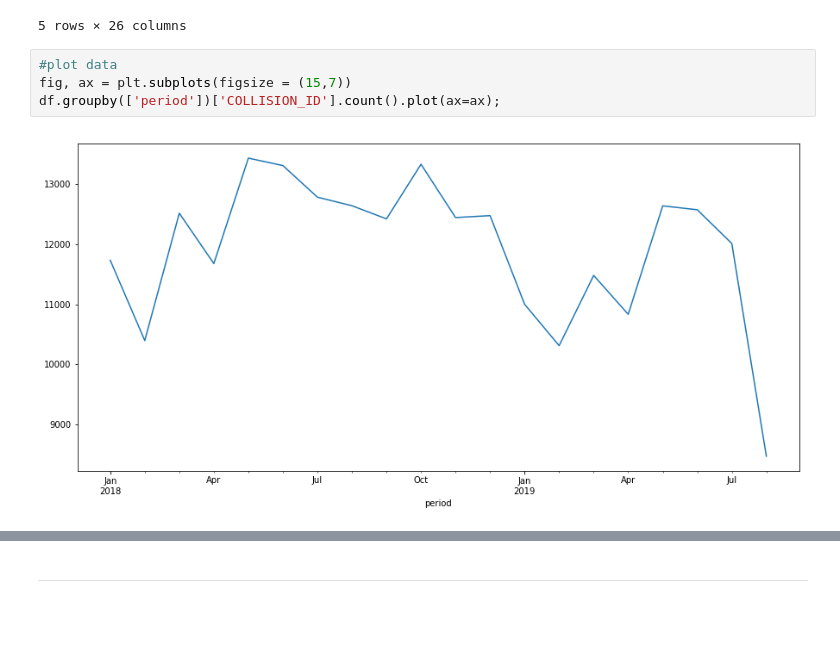
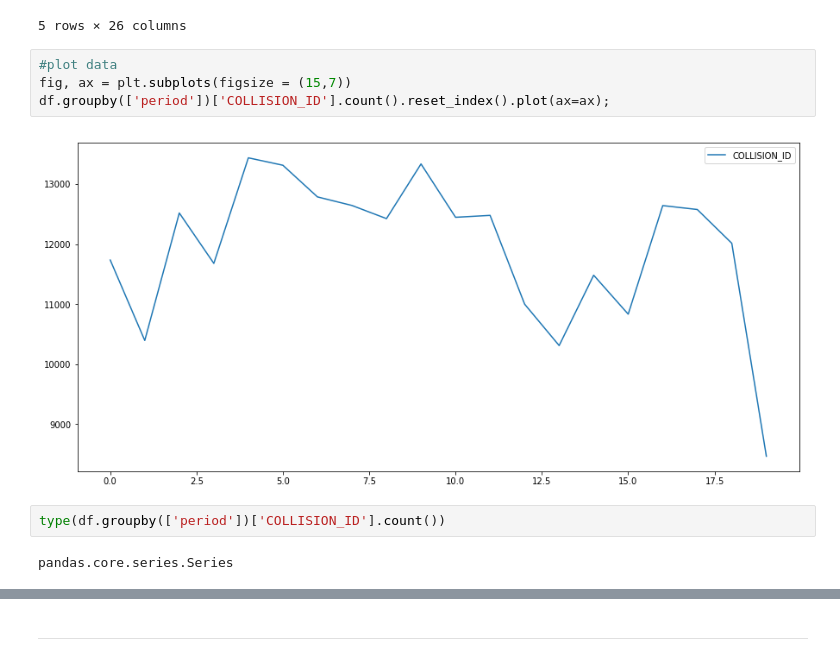
Before and after one commit to Jaimemosg/DS4A, a Jupyter notebook: extended_case_1_student/extended_case_1_student.ipynb, the cells around one changed output, grey strips where cells are left out. Drawn from its saved outputs; the diff is of its cells as text; blank space fills up the shorter version.

```diff
--- a/extended_case_1_student/extended_case_1_student.ipynb
+++ b/extended_case_1_student/extended_case_1_student.ipynb
@@ -144,6 +144,10 @@ df.head()
 # %%
 #plot data
 fig, ax = plt.subplots(figsize = (15,7))
-df.groupby(['period'])['COLLISION_ID'].count().plot(ax=ax);
+df.groupby(['period'])['COLLISION_ID'].count().reset_index().plot(ax=ax);
 # %% [output]
-[figure, old version]
+[figure, new version]
+# %%
+type(df.groupby(['period'])['COLLISION_ID'].count())
+# %% [output]
+pandas.core.series.Series
```
Also changed, not shown: parts of 8 cells of this notebook.
